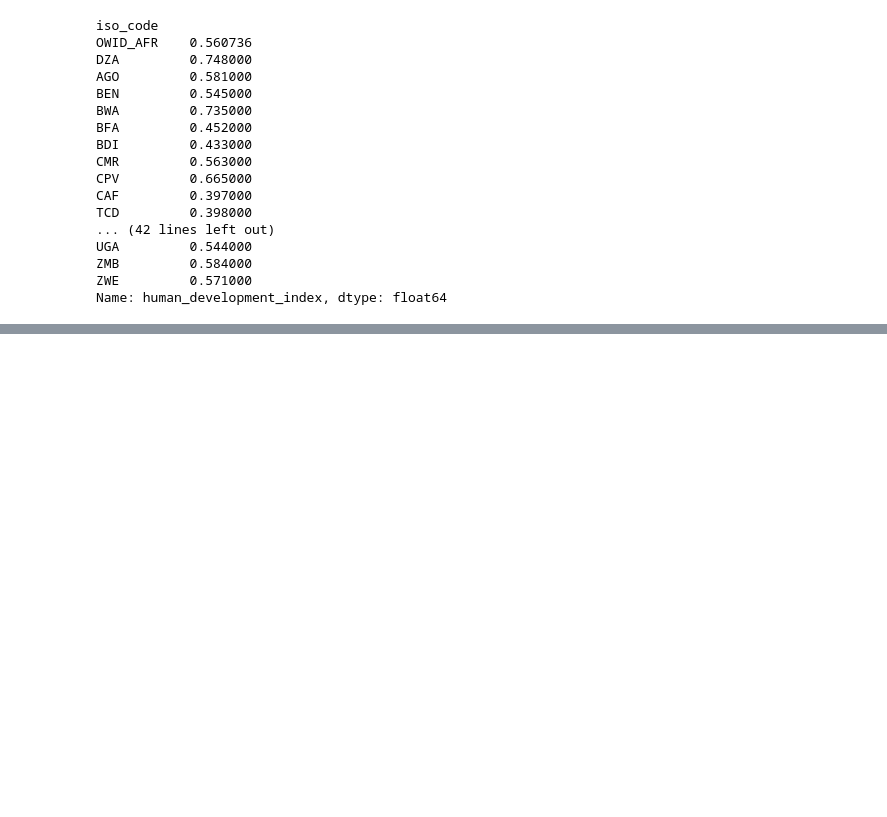
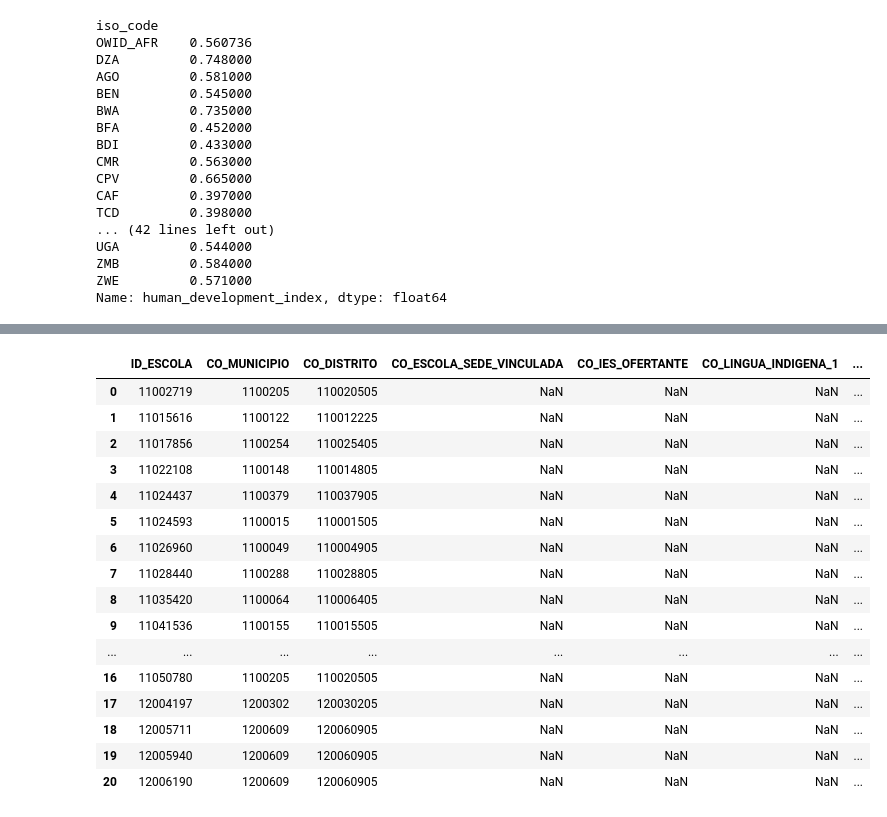
Before and after one commit to wendellbarcelos/Ciencia-de-dados-2022, a Jupyter notebook: Ciencia_de_dados_2022_exercicios.ipynb, the cells around one changed output, grey strips where cells are left out. Saved outputs shown, nothing was run; the diff lists cells and outputs as text; code cells hidden in the pictures; blank space fills up the shorter version.

```diff
--- a/Ciencia_de_dados_2022_exercicios.ipynb
+++ b/Ciencia_de_dados_2022_exercicios.ipynb
@@ -2250,0 +2542,5 @@ Name: human_development_index, dtype: float64
+# %%
+### Importanto arquivo local e lendo com pandas
+df_escola = pd.read_parquet('C:/Users/wende/Desktop/Dados/Python/Curso Inteligencia Zero/manipulacao de dados/dados/escola.parquet')
+df_turma = pd.read_parquet('C:/Users/wende/Desktop/Dados/Python/Curso Inteligencia Zero/manipulacao de dados/dados/turma.parquet')
+df_ideb = pd.read_parquet('C:/Users/wende/Desktop/Dados/Python/Curso Inteligencia Zero/manipulacao de dados/dados/ideb.parquet')
@@ -2250,0 +2938,21 @@ Name: human_development_index, dtype: float64
+# %%
+## Também podemos usar o slice para trazer as colunas
+df_escola.loc[:20, 'ID_ESCOLA' : 'DT_ANO_LETIVO_TERMINO']
+# %% [output]
+|  | ID_ESCOLA | CO_MUNICIPIO | CO_DISTRITO | CO_ESCOLA_SEDE_VINCULADA | CO_IES_OFERTANTE | CO_LINGUA_INDIGENA_1 | ... |
+| 0 | 11002719 | 1100205 | 110020505 | NaN | NaN | NaN | ... |
+| 1 | 11015616 | 1100122 | 110012225 | NaN | NaN | NaN | ... |
+| 2 | 11017856 | 1100254 | 110025405 | NaN | NaN | NaN | ... |
+| 3 | 11022108 | 1100148 | 110014805 | NaN | NaN | NaN | ... |
+| 4 | 11024437 | 1100379 | 110037905 | NaN | NaN | NaN | ... |
+| 5 | 11024593 | 1100015 | 110001505 | NaN | NaN | NaN | ... |
+| 6 | 11026960 | 1100049 | 110004905 | NaN | NaN | NaN | ... |
+| 7 | 11028440 | 1100288 | 110028805 | NaN | NaN | NaN | ... |
+| 8 | 11035420 | 1100064 | 110006405 | NaN | NaN | NaN | ... |
+| 9 | 11041536 | 1100155 | 110015505 | NaN | NaN | NaN | ... |
+| ... | ... | ... | ... | ... | ... | ... | ... |
+| 16 | 11050780 | 1100205 | 110020505 | NaN | NaN | NaN | ... |
+| 17 | 12004197 | 1200302 | 120030205 | NaN | NaN | NaN | ... |
+| 18 | 12005711 | 1200609 | 120060905 | NaN | NaN | NaN | ... |
+| 19 | 12005940 | 1200609 | 120060905 | NaN | NaN | NaN | ... |
+| 20 | 12006190 | 1200609 | 120060905 | NaN | NaN | NaN | ... |
```
Also changed, not shown: parts of 66 cells of this notebook.
